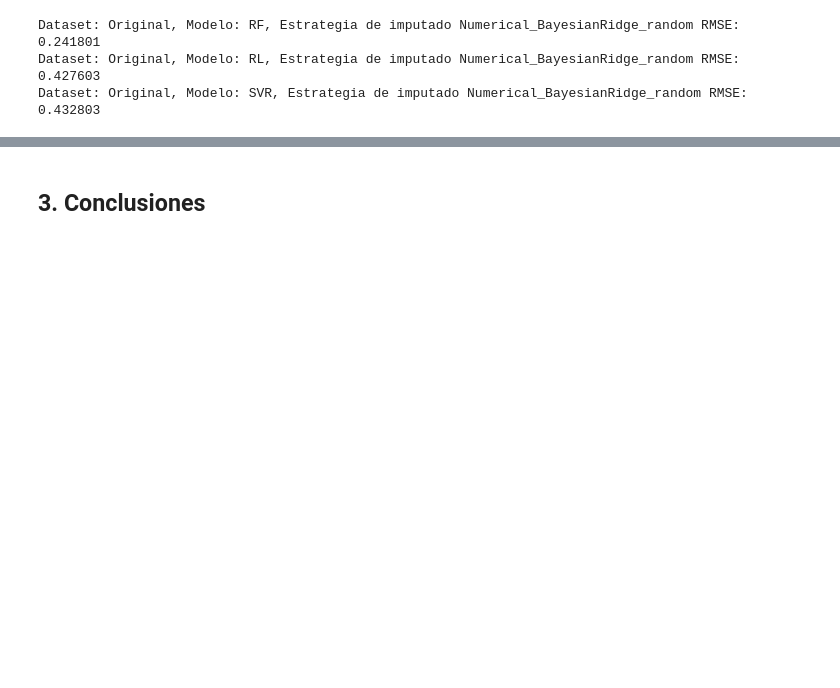
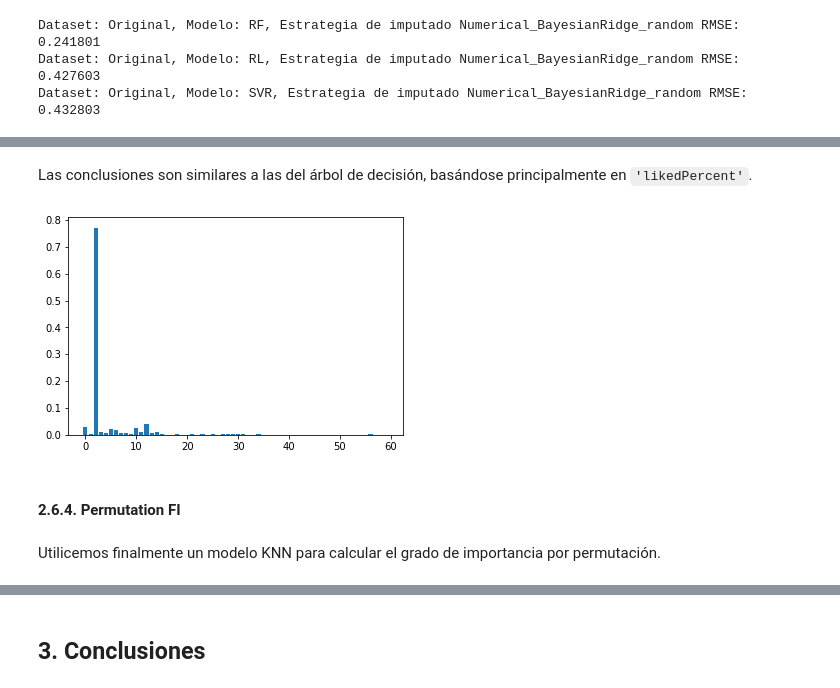
Before and after one commit to igmarco/PreparacionDeDatos_Trabajos, a Jupyter notebook: PD_Trabajo2Opcional/AscorbeMarco_PD_Trabajo2Opcional.ipynb, the cells around one changed output, grey strips where cells are left out. Cells and saved outputs as stored; diff of their text form; code cells hidden in the pictures; blank space fills up the shorter version.

```diff
--- a/PD_Trabajo2Opcional/AscorbeMarco_PD_Trabajo2Opcional.ipynb
+++ b/PD_Trabajo2Opcional/AscorbeMarco_PD_Trabajo2Opcional.ipynb
@@ -1362,0 +2067,11 @@ Eliminando los outliers vemos que empeoran los resultados.
+# %%
+# define the model
+model = RandomForestRegressor()
+# fit the model
+model.fit(X, y)
+# get importance
+importance = model.feature_importances_
+print(model.feature_importances_.shape)
+# summarize feature importance
+for i,v in enumerate(importance):
+    print('Feature: %0d, Score: %.5f' % (i,v))
@@ -1362,0 +2096,12 @@ Eliminando los outliers vemos que empeoran los resultados.
+# %% [markdown]
+Las conclusiones son similares a las del árbol de decisión, basándose principalmente en `'likedPercent'`.
+# %%
+# plot feature importance
+pyplot.bar([x for x in range(len(importance))], importance)
+pyplot.show()
+# %% [output]
+[figure, added]
+# %% [markdown]
+#### 2.6.4. Permutation FI
+# %% [markdown]
+Utilicemos finalmente un modelo KNN para calcular el grado de importancia por permutación.
```
Also changed, not shown: parts of 190 cells of this notebook.
